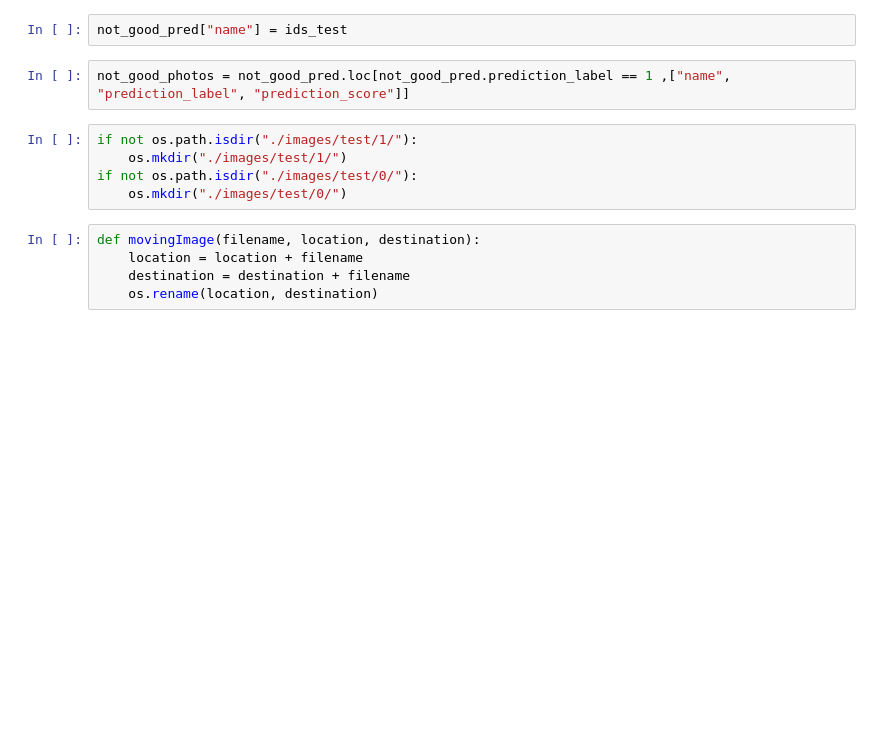
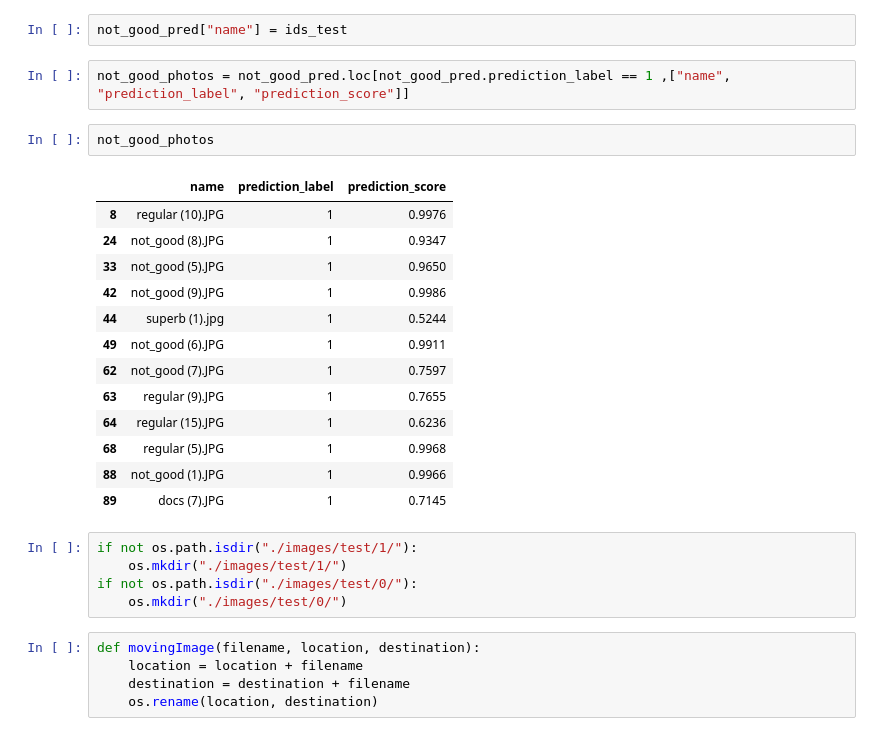
Before and after one commit to Tehnik762/Pictureminator, a Jupyter notebook: hypo-test.ipynb, the cells around one changed output. Drawn from its saved outputs; the diff is of its cells as text; blank space fills up the shorter version.

```diff
--- a/hypo-test.ipynb
+++ b/hypo-test.ipynb
@@ -132,6 +155,22 @@ not_good_pred = predict_model(best_not_good, data=test)
 not_good_pred["name"] = ids_test
 # %%
 not_good_photos = not_good_pred.loc[not_good_pred.prediction_label == 1 ,["name", "prediction_label", "prediction_score"]]
+# %%
+not_good_photos
+# %% [output]
+|  | name | prediction_label | prediction_score |
+| 8 | regular (10).JPG | 1 | 0.9976 |
+| 24 | not_good (8).JPG | 1 | 0.9347 |
+| 33 | not_good (5).JPG | 1 | 0.9650 |
+| 42 | not_good (9).JPG | 1 | 0.9986 |
+| 44 | superb (1).jpg | 1 | 0.5244 |
+| 49 | not_good (6).JPG | 1 | 0.9911 |
+| 62 | not_good (7).JPG | 1 | 0.7597 |
+| 63 | regular (9).JPG | 1 | 0.7655 |
+| 64 | regular (15).JPG | 1 | 0.6236 |
+| 68 | regular (5).JPG | 1 | 0.9968 |
+| 88 | not_good (1).JPG | 1 | 0.9966 |
+| 89 | docs (7).JPG | 1 | 0.7145 |
 # %%
 if not os.path.isdir("./images/test/1/"):
     os.mkdir("./images/test/1/")
```
Also changed, not shown: parts of 15 cells of this notebook, 3 other files.
